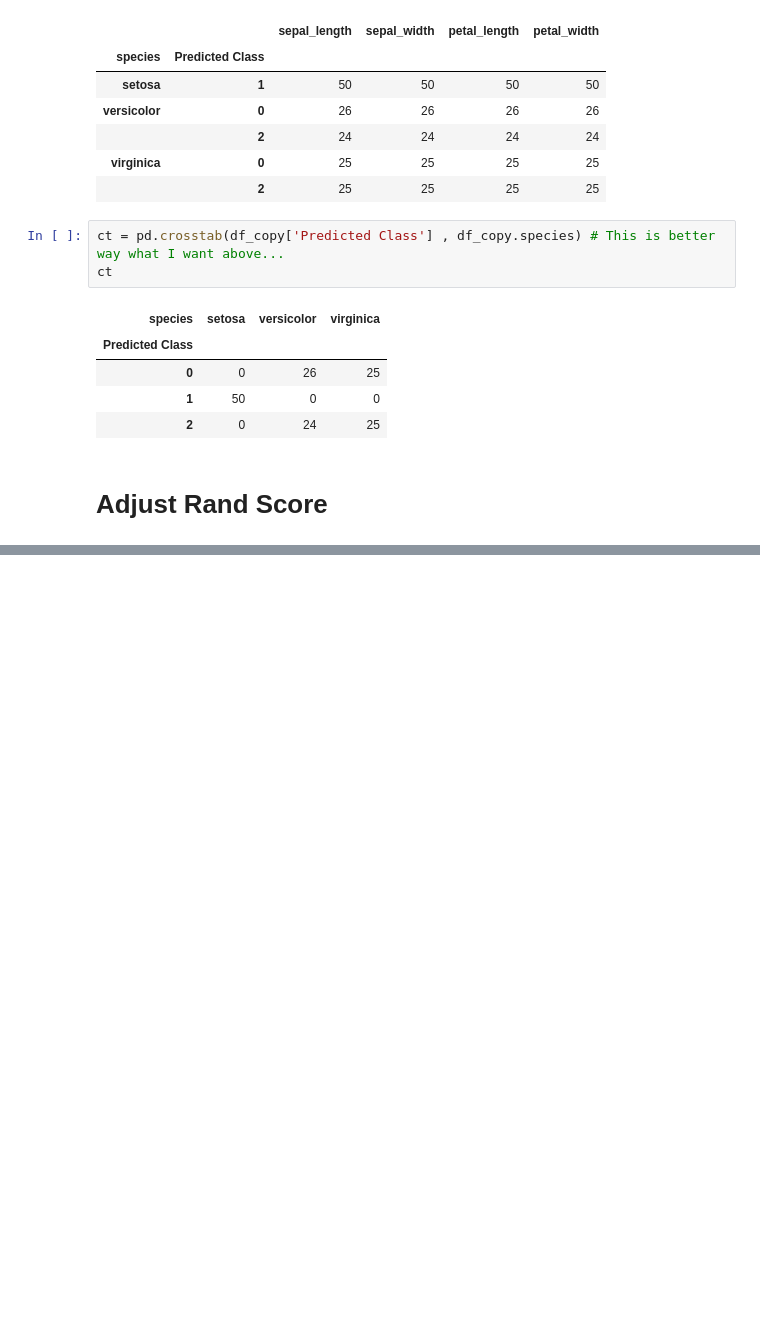
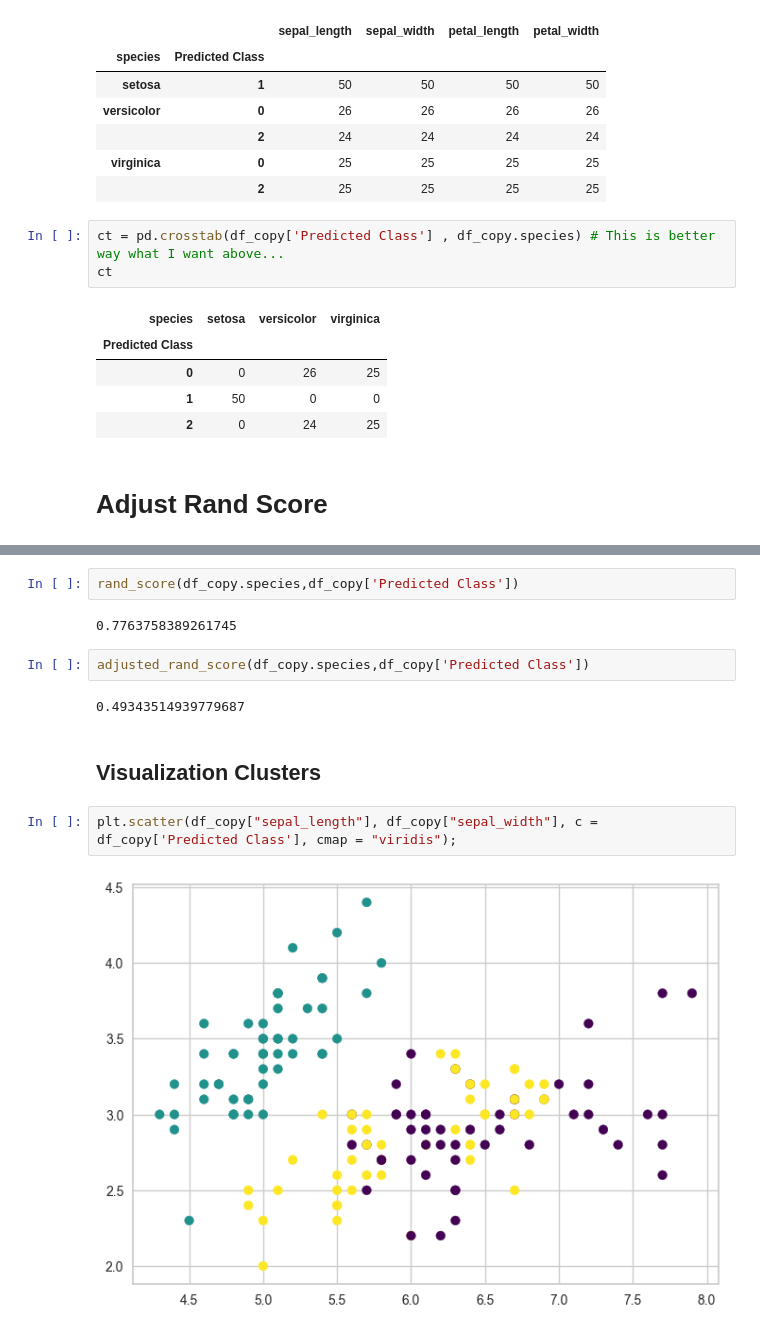
Before and after one commit to EmincanY/Machine-Learning, a Jupyter notebook: Techpro_Education/Unsupervised/Clustering/kMeans Clustering/KmeansClustering.ipynb, the cells around one changed output, grey strips where cells are left out. Drawn from its saved outputs; the diff is of its cells as text; blank space fills up the shorter version.

Commit message:
kMeans Clustering done but need some modifying

```diff
--- a/Techpro_Education/Unsupervised/Clustering/kMeans Clustering/KmeansClustering.ipynb
+++ b/Techpro_Education/Unsupervised/Clustering/kMeans Clustering/KmeansClustering.ipynb
@@ -289,0 +310,14 @@ ct
+# %%
+rand_score(df_copy.species,df_copy['Predicted Class'])
+# %% [output]
+0.7763758389261745
+# %%
+adjusted_rand_score(df_copy.species,df_copy['Predicted Class'])
+# %% [output]
+0.49343514939779687
+# %% [markdown]
+## Visualization Clusters
+# %%
+plt.scatter(df_copy["sepal_length"], df_copy["sepal_width"], c = df_copy['Predicted Class'], cmap = "viridis");
+# %% [output]
+[figure, added]
```
Also changed, not shown: parts of 40 cells of this notebook.
